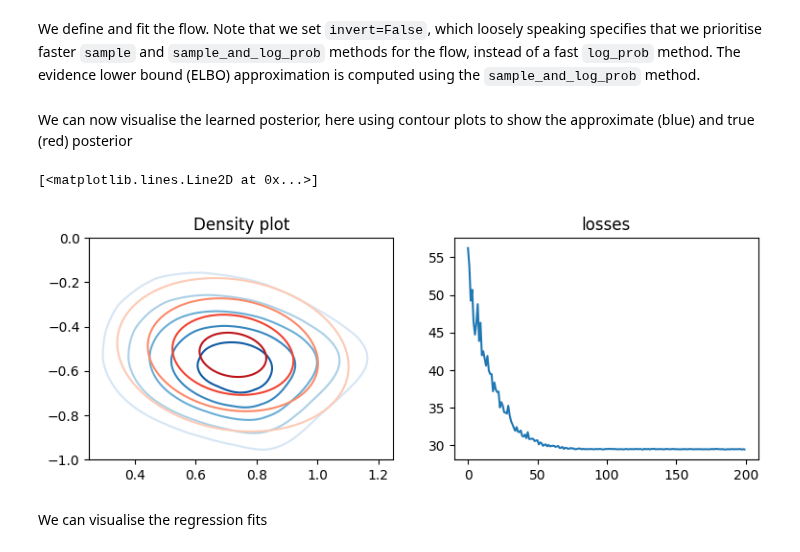
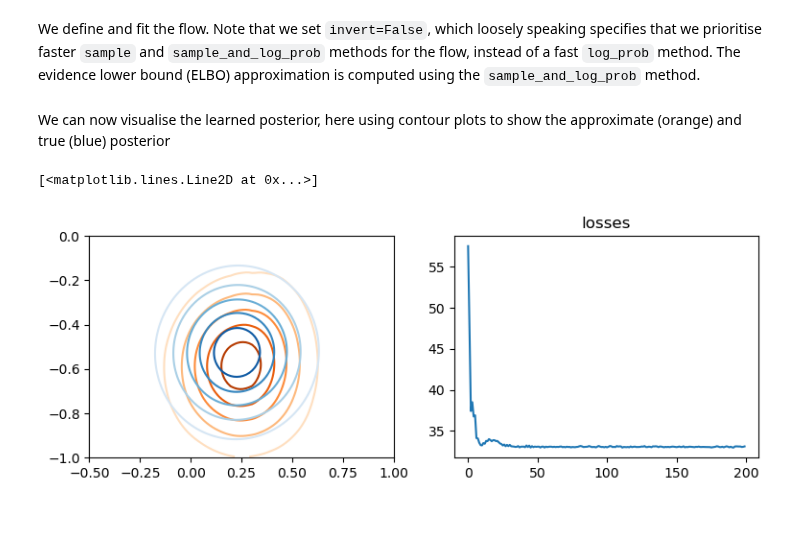
Before and after one commit to danielward27/flowjax, a Jupyter notebook: docs/examples/variational_inference.ipynb, the cells around one changed output. Drawn from its saved outputs; the diff is of its cells as text; code cells hidden in the pictures; blank space fills up the shorter version.

```diff
--- a/docs/examples/variational_inference.ipynb
+++ b/docs/examples/variational_inference.ipynb
@@ -14,9 +14,10 @@ from flowjax.bijections import Affine
 from flowjax.distributions import StandardNormal
 from flowjax.train.variational_fit import fit_to_variational_target
 from flowjax.train.losses import ElboLoss
+import optax
 
 # generate observed data
-data_key = jr.PRNGKey(0)
+data_key = jr.PRNGKey(1)
 w_0 = 0.5
 w_1 = -0.5
 
@@ -36,7 +35,7 @@ def unormalized_posterior(w):
 # %% [markdown]
 We define and fit the flow. Note that we set `invert=False`, which loosely speaking specifies that we prioritise faster `sample` and `sample_and_log_prob` methods for the flow, instead of a fast `log_prob` method. The evidence lower bound (ELBO) approximation is computed using the `sample_and_log_prob` method.
 # %%
-loss = ElboLoss(unormalized_posterior, num_samples=100)
+loss = ElboLoss(unormalized_posterior, num_samples=50)
 
 key, flow_key, train_key = jr.split(key, 3)
 flow = MaskedAutoregressiveFlow(
@@ -44,53 +43,52 @@ flow = MaskedAutoregressiveFlow(
 )
 
 # Train the flow variationally
+optimizer = optax.chain(optax.adam(1e-2), optax.clip_by_global_norm(1))
 flow, losses = fit_to_variational_target(
-    train_key, flow, loss, learning_rate=1e-3, steps=200
+    train_key, flow, loss, optimizer=optimizer, steps=200
 )
 # %% [markdown]
-We can now visualise the learned posterior, here using contour plots to show the approximate (blue) and true (red) posterior
+We can now visualise the learned posterior, here using contour plots to show the approximate (orange) and true (blue) posterior
 # %%
 def plot_density(
-    ax, density_fn, xmin=-5, xmax=5, ymin=-5, ymax=5, n=100, levels=None, cmap="Blues"
+    ax, density_fn, xmin, xmax, ymin, ymax, n=100, levels=None, cmap="Blues"
 ):
     xvalues = jnp.linspace(xmin, xmax, n)
     yvalues = jnp.linspace(ymin, ymax, n)
     X, Y = jnp.meshgrid(xvalues, yvalues)
 
     points = jnp.hstack([X.reshape(-1, 1), Y.reshape(-1, 1)])
 
     log_prob = density_fn(points).reshape(n, n)
     prob = jnp.exp(log_prob)
 
     ax.contour(
         prob, levels=levels, extent=[xmin, xmax, ymin, ymax], origin="lower", cmap=cmap
     )
 
     ax.set_xlim(xmin, xmax)
     ax.set_ylim(ymin, ymax)
 
 
 fig, axes = plt.subplots(ncols=2, figsize=(9, 3))
-axes[0].set_title("Density plot")
+kwargs = dict(levels=5, xmin=-0.5, xmax=1, ymin=-1, ymax=0)
 
-kwargs = dict(xmin=0.25, xmax=1.25, ymin=-1, ymax=0, levels=5)
-plot_density(axes[0], flow.log_prob, cmap="Blues", **kwargs)
+plot_density(axes[0], flow.log_prob, cmap="Oranges", **kwargs)
 
-# True posterior for comparison
-_x = jnp.vstack([jnp.ones_like(x), x])  # full design matrix
-cov = jnp.linalg.inv(_x.dot(_x.T) + jnp.eye(2))
-mean = cov.dot(_x).dot(y)
-
-
-def true_posterior_log_prob(theta):
+def true_posterior_log_prob(theta, x):
+    x = jnp.vstack([jnp.ones_like(x), x])  # full design matrix
+    cov = jnp.linalg.inv(x.dot(x.T) + jnp.eye(2))
+    mean = cov.dot(x).dot(y)
     return multivariate_normal.logpdf(theta, mean, cov)
 
+plot_density(
+    ax=axes[0],
+    density_fn=lambda theta: true_posterior_log_prob(theta, x=x),
+    cmap="Blues",
+    **kwargs)
 
-plot_density(axes[0], true_posterior_log_prob, cmap="Reds", **kwargs)
 axes[1].set_title("losses")
 axes[1].plot(losses)
 # %% [output]
 [<matplotlib.lines.Line2D at 0x...>]
-[figure, old version]
+[figure, new version]
-# %% [markdown]
-We can visualise the regression fits
```
Also changed, not shown: parts of 6 cells of this notebook, 2 other files.
